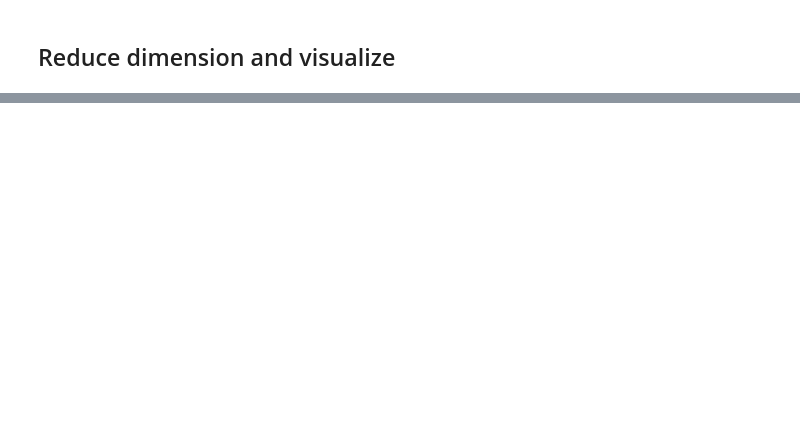
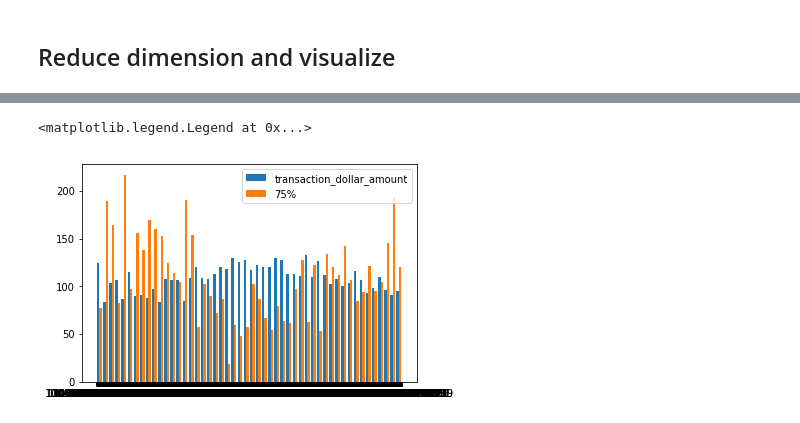
Before and after one commit to jh3898/data-science-take-home-challenge, a Jupyter notebook: Credit_card_Transactions/credit_card_transactions.ipynb, the cells around one changed output, grey strips where cells are left out. Drawn from its saved outputs; the diff is of its cells as text; code cells hidden in the pictures; blank space fills up the shorter version.

```diff
--- a/Credit_card_Transactions/credit_card_transactions.ipynb
+++ b/Credit_card_Transactions/credit_card_transactions.ipynb
@@ -250,0 +305,2 @@ k_labels
+# %%
+suspcious_ac = temp[X2d['label'] ==2]
@@ -250,0 +321,7 @@ k_labels
+# %%
+labels = ["transaction_dollar_amount",'75%']
+plt.hist(suspcious_ac.loc[:,labels],label= labels, bins= 50)
+plt.legend()
+# %% [output]
+<matplotlib.legend.Legend at 0x...>
+[figure, added]
```
Also changed, not shown: parts of 18 cells of this notebook, 9 other files.
